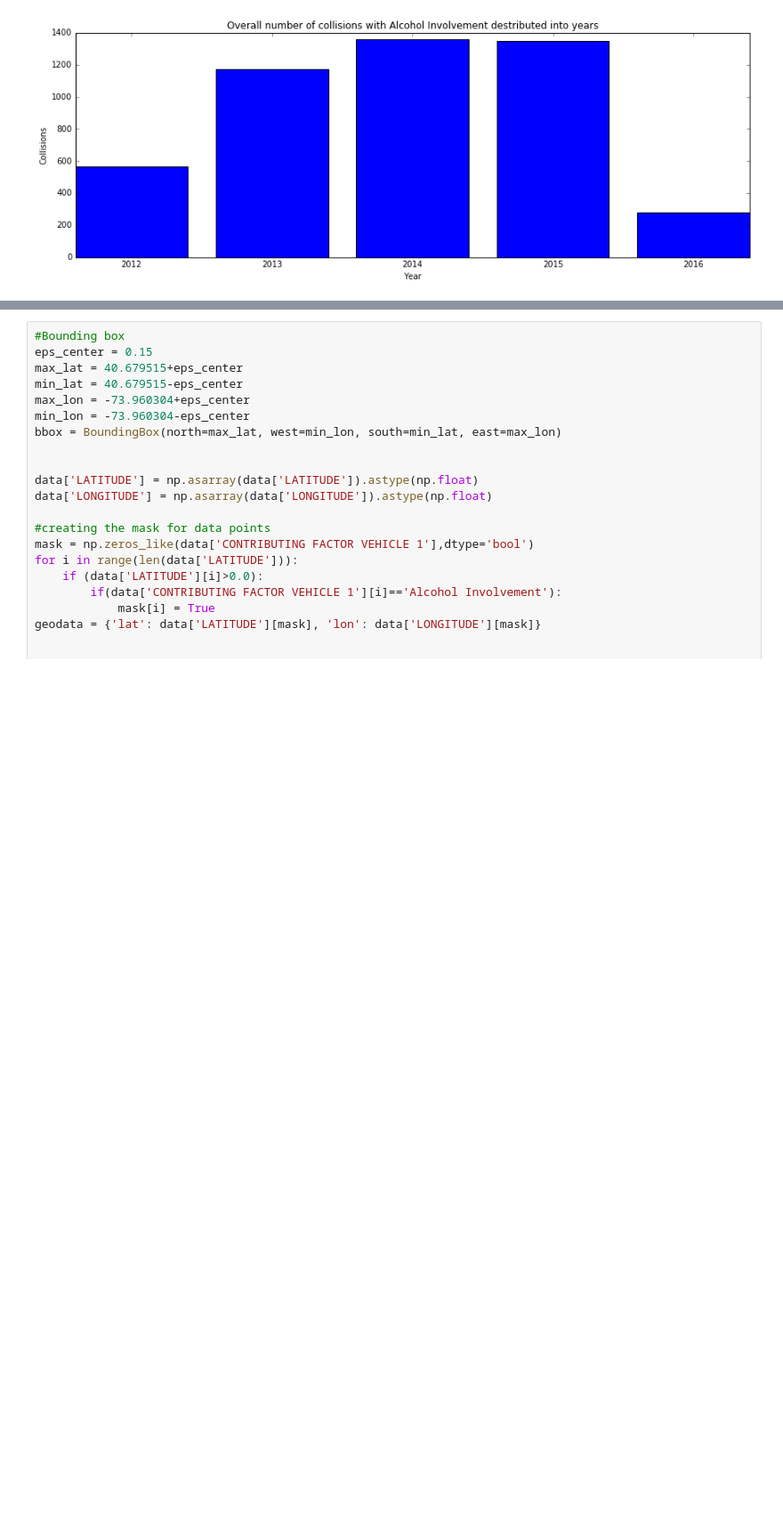
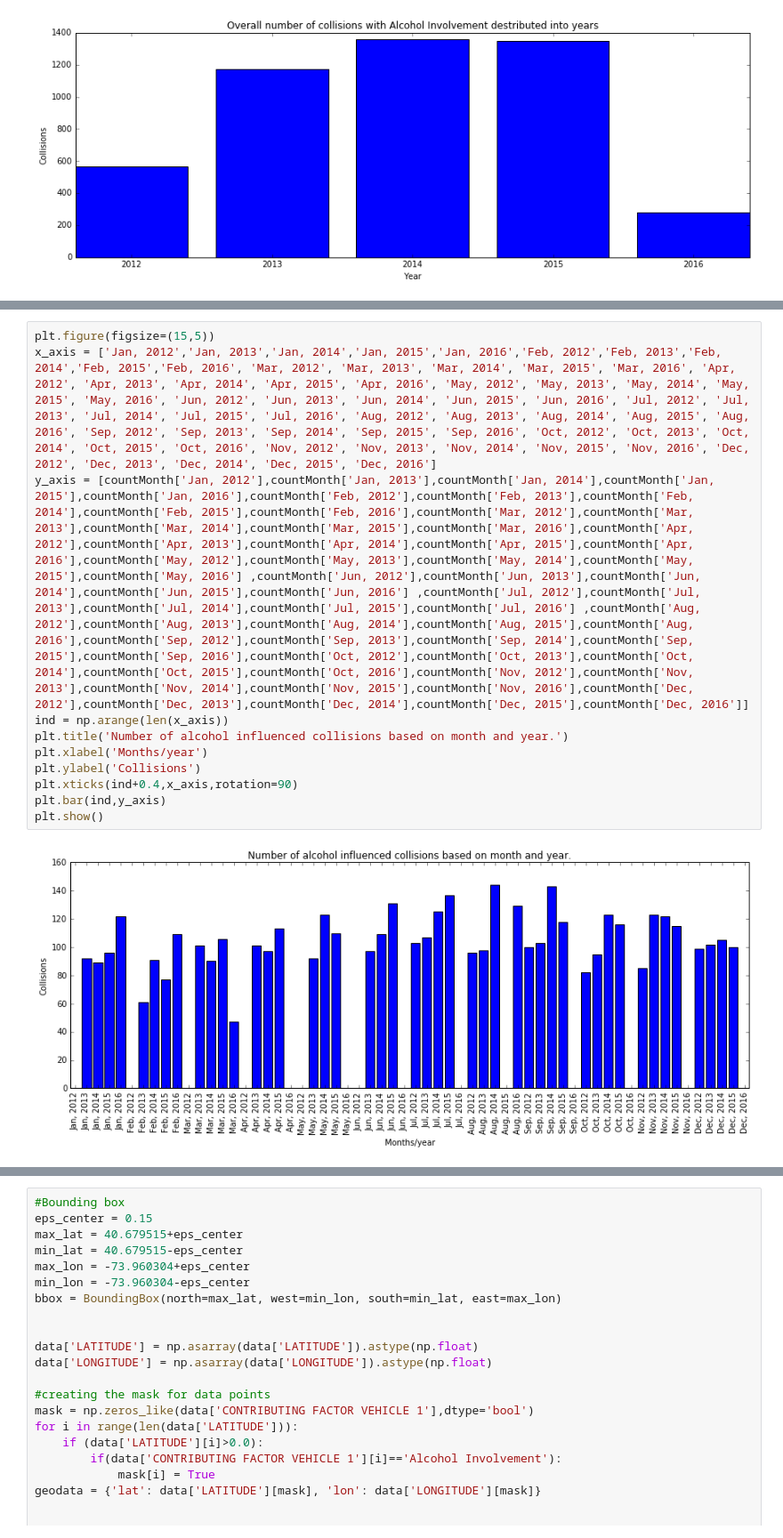
Before and after one commit to ThomasOrthmann/ThomasOrthmann.github.io, a Jupyter notebook: Minority-Report-New-York-Vehicle-Collision-Edition.ipynb, the cells around one changed output, grey strips where cells are left out. Shown at 89% size. Saved outputs shown, nothing was run; the diff lists cells and outputs as text; blank space fills up the shorter version.

```diff
--- a/Minority-Report-New-York-Vehicle-Collision-Edition.ipynb
+++ b/Minority-Report-New-York-Vehicle-Collision-Edition.ipynb
@@ -476,0 +607,13 @@ Counter({'2014': 1361, '2015': 1348, '2013': 1172, '2012': 565, '2016': 278})
+# %%
+plt.figure(figsize=(15,5))
+x_axis = ['Jan, 2012','Jan, 2013','Jan, 2014','Jan, 2015','Jan, 2016','Feb, 2012','Feb, 2013','Feb, 2014','Feb, 2015','Feb, 2016', 'Mar, 2012', 'Mar, 2013', 'Mar, 2014', 'Mar, 2015', 'Mar, 2016', 'Apr, 2012', 'Apr, 2013', 'Apr, 2014', 'Apr, 2015', 'Apr, 2016', 'May, 2012', 'May, 2013', 'May, 2014', 'May, 2015', 'May, 2016', 'Jun, 2012', 'Jun, 2013', 'Jun, 2014', 'Jun, 2015', 'Jun, 2016', 'Jul, 2012', 'Jul, 2013', 'Jul, 2014', 'Jul, 2015', 'Jul, 2016', 'Aug, 2012', 'Aug, 2013', 'Aug, 2014', 'Aug, 2015', 'Aug, 2016', 'Sep, 2012', 'Sep, 2013', 'Sep, 2014', 'Sep, 2015', 'Sep, 2016', 'Oct, 2012', 'Oct, 2013', 'Oct, 2014', 'Oct, 2015', 'Oct, 2016', 'Nov, 2012', 'Nov, 2013', 'Nov, 2014', 'Nov, 2015', 'Nov, 2016', 'Dec, 2012', 'Dec, 2013', 'Dec, 2014', 'Dec, 2015', 'Dec, 2016']
+y_axis = [countMonth['Jan, 2012'],countMonth['Jan, 2013'],countMonth['Jan, 2014'],countMonth['Jan, 2015'],countMonth['Jan, 2016'],countMonth['Feb, 2012'],countMonth['Feb, 2013'],countMonth['Feb, 2014'],countMonth['Feb, 2015'],countMonth['Feb, 2016'],countMonth['Mar, 2012'],countMonth['Mar, 2013'],countMonth['Mar, 2014'],countMonth['Mar, 2015'],countMonth['Mar, 2016'],countMonth['Apr, 2012'],countMonth['Apr, 2013'],countMonth['Apr, 2014'],countMonth['Apr, 2015'],countMonth['Apr, 2016'],countMonth['May, 2012'],countMonth['May, 2013'],countMonth['May, 2014'],countMonth['May, 2015'],countMonth['May, 2016'] ,countMonth['Jun, 2012'],countMonth['Jun, 2013'],countMonth['Jun, 2014'],countMonth['Jun, 2015'],countMonth['Jun, 2016'] ,countMonth['Jul, 2012'],countMonth['Jul, 2013'],countMonth['Jul, 2014'],countMonth['Jul, 2015'],countMonth['Jul, 2016'] ,countMonth['Aug, 2012'],countMonth['Aug, 2013'],countMonth['Aug, 2014'],countMonth['Aug, 2015'],countMonth['Aug, 2016'],countMonth['Sep, 2012'],countMonth['Sep, 2013'],countMonth['Sep, 2014'],countMonth['Sep, 2015'],countMonth['Sep, 2016'],countMonth['Oct, 2012'],countMonth['Oct, 2013'],countMonth['Oct, 2014'],countMonth['Oct, 2015'],countMonth['Oct, 2016'],countMonth['Nov, 2012'],countMonth['Nov, 2013'],countMonth['Nov, 2014'],countMonth['Nov, 2015'],countMonth['Nov, 2016'],countMonth['Dec, 2012'],countMonth['Dec, 2013'],countMonth['Dec, 2014'],countMonth['Dec, 2015'],countMonth['Dec, 2016']]
+ind = np.arange(len(x_axis))
+plt.title('Number of alcohol influenced collisions based on month and year.')
+plt.xlabel('Months/year')
+plt.ylabel('Collisions')
+plt.xticks(ind+0.4,x_axis,rotation=90)
+plt.bar(ind,y_axis)
+plt.show()
+# %% [output]
+[figure, added]
```
Also changed, not shown: parts of 18 cells of this notebook.
